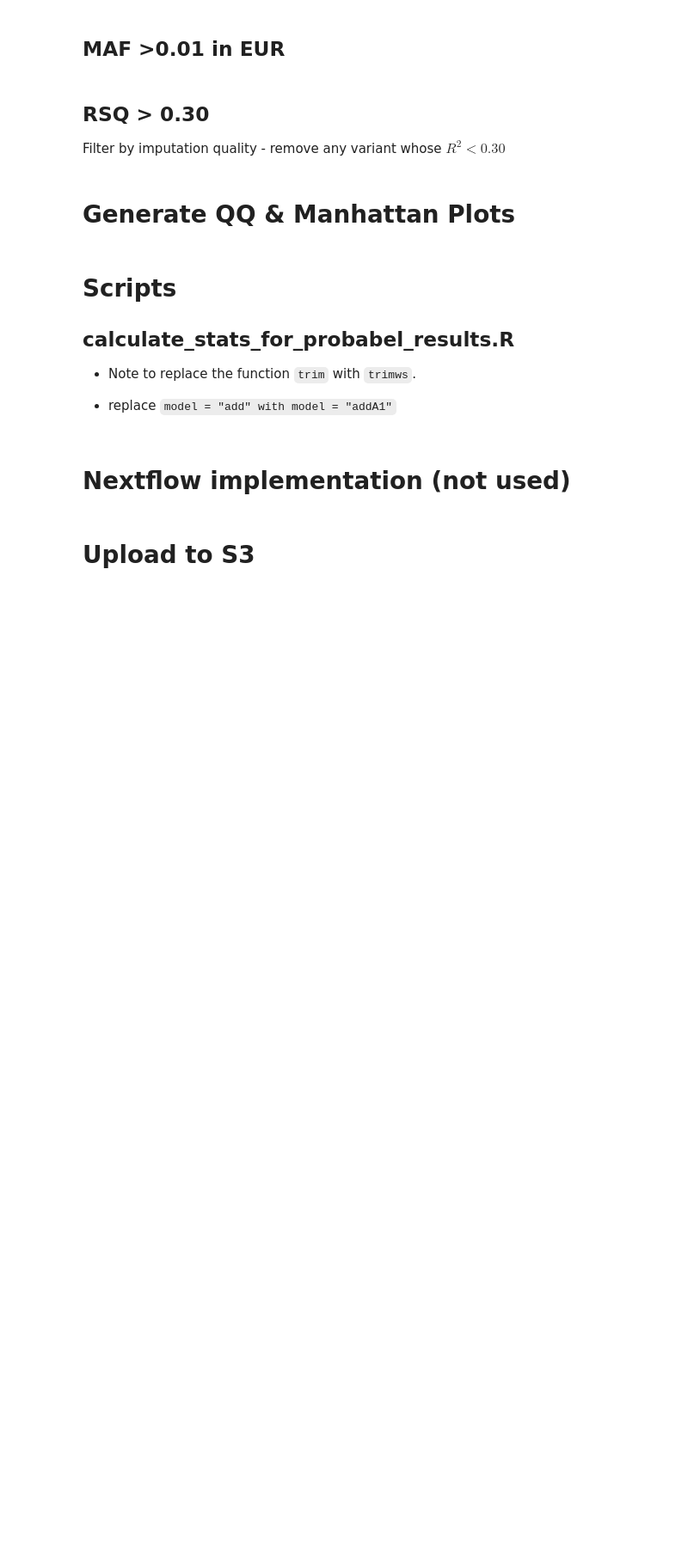
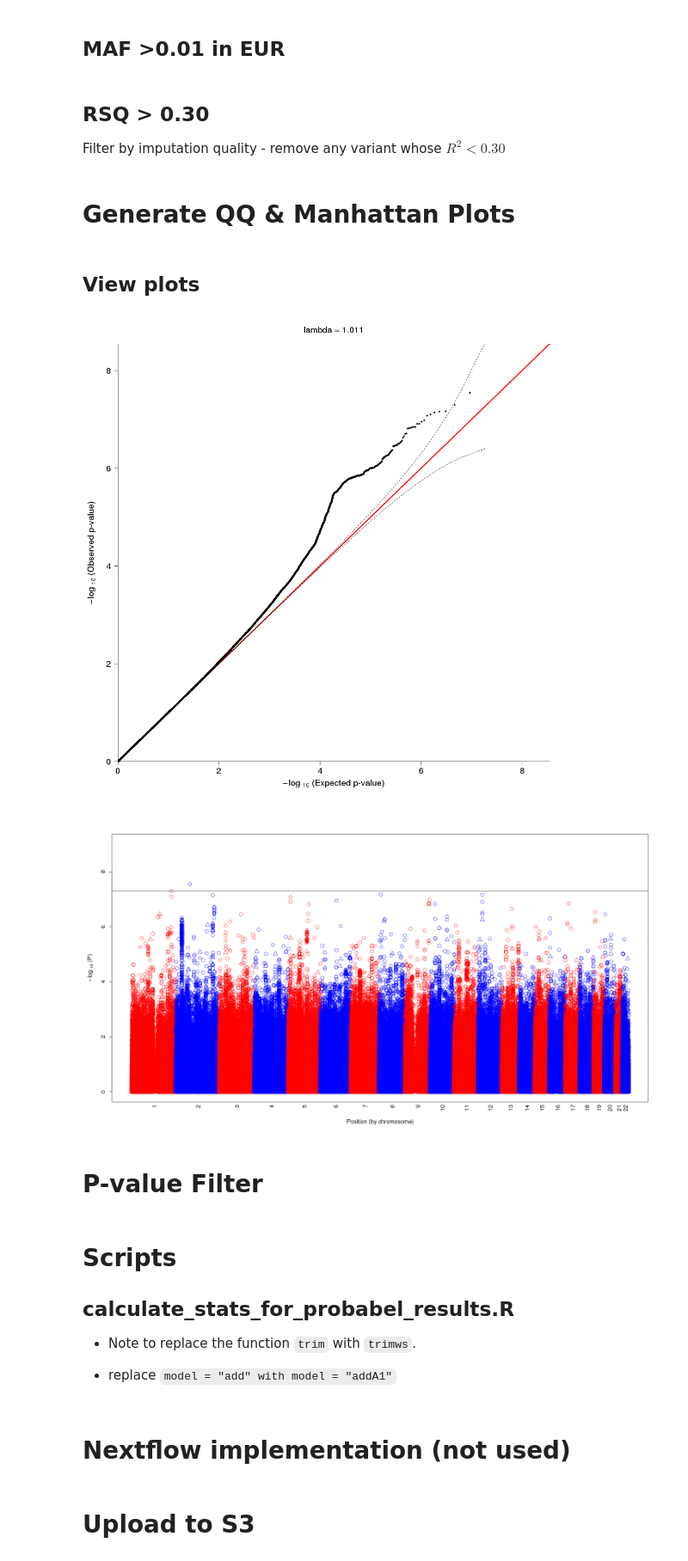
Before and after one commit to jaamarks/jaamarks_notebooks, a Jupyter notebook: Nicotine_Project/develop/20180702_nelson_FTND_gwas.ipynb, the cells around one changed output. Shown at 86% size. Drawn from its saved outputs; the diff is of its cells as text; code cells hidden in the pictures; blank space fills up the shorter version.

```diff
--- a/Nicotine_Project/develop/20180702_nelson_FTND_gwas.ipynb
+++ b/Nicotine_Project/develop/20180702_nelson_FTND_gwas.ipynb
@@ -499,3 +499,14 @@ write.csv(inData, file="/data/common/data/studies/heroin_icghd/imputed/v1/associ
 inData=read.table("/data/common/data/studies/heroin_icghd/imputed/v1/association_tests/003/ea/processing/heroin_icghd.ea.1000G_p3.CAT_FTND~SNP+AGE+SEX+ALCOHOLDEP4+EVs.maf_gt_0.01_eur.p_lte_0.001", header = TRUE)
 inData = inData[order(inData$p),]
 write.csv(inData, file="/data/common/data/studies/heroin_icghd/imputed/v1/association_tests/003/ea/final/heroin_icghd.ea.1000G_p3.CAT_FTND~SNP+AGE+SEX+ALCOHOLDEP4+EVs.maf_gt_0.01_eur.p_lte_0.001.csv", row.names = FALSE)
+# %% [markdown]
+## View plots
+# %%
+library("IRdisplay")
+display_png(file="C:/Users/jmarks/Desktop/GitHub/jaamarks_notebooks/Nicotine_Project/figures/nelson_277/nelson.ea.1000G_p3.CAT_FTND~SNP+AGE+SEX+EVs.maf_gt_0.01_subject+eur.RSQ.plots.snps+indels.qq.png")
+display_png(file="C:/Users/jmarks/Desktop/GitHub/jaamarks_notebooks/Nicotine_Project/figures/nelson_277/nelson.ea.1000G_p3.CAT_FTND~SNP+AGE+SEX+EVs.maf_gt_0.01_subject+eur.RSQ.plots.snps+indels.manhattan.png")
+# %% [output]
+[figure, added]
+[figure, added]
+# %% [markdown]
+# P-value Filter
```
Also changed, not shown: parts of 1 cell of this notebook, 3 other files.
